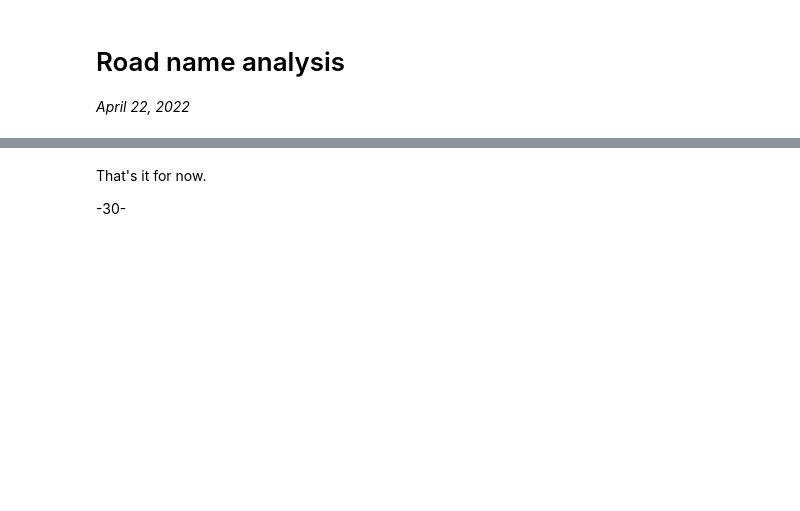
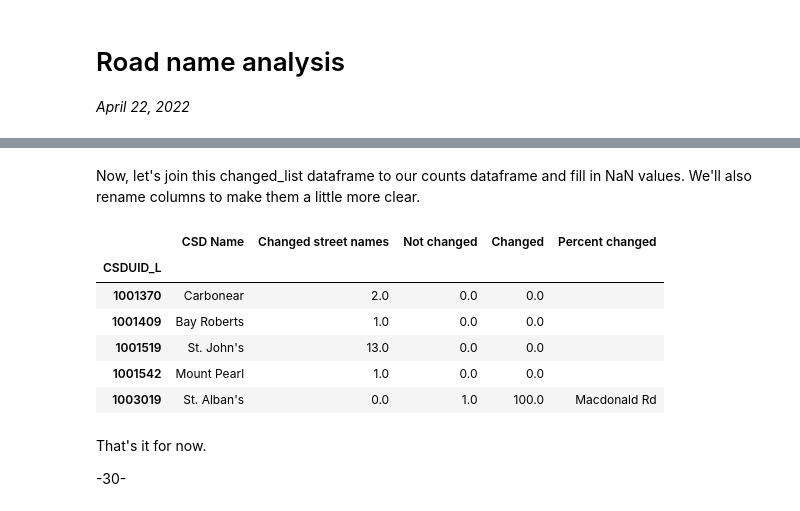
Before and after one commit to dexmcmillan/cbc-roadnames, a Jupyter notebook: 20220422-ROADNAMES.ipynb, the cells around one changed output, grey strips where cells are left out. Cells and saved outputs as stored; diff of their text form; code cells hidden in the pictures; blank space fills up the shorter version.

```diff
--- a/20220422-ROADNAMES.ipynb
+++ b/20220422-ROADNAMES.ipynb
@@ -60,0 +283,5 @@ cx.add_basemap(fig)
+# %%
+counts["%_changed"] = round(counts[True] / counts.sum(axis=1) *100, 2)
+counts = counts.sort_values("%_changed", ascending=False)
+
+counts.head()
@@ -60,0 +302,2 @@ cx.add_basemap(fig)
+# %%
+changed_list = filtered[filtered["CHANGED?"] == True].set_index("CSDUID_L")
@@ -60,0 +306,2 @@ cx.add_basemap(fig)
+# %%
+changed_list["FULL_NAME"] = (changed_list["NAME2011"].astype(str) + " " + changed_list["TYPE"]).str.strip()
@@ -60,0 +312,4 @@ cx.add_basemap(fig)
+# %%
+changed_list = changed_list[["FULL_NAME"]].groupby('CSDUID_L').transform(lambda x: ', '.join(set(x)))
+
+changed_list.head()
@@ -61,3 +324,19 @@ cx.add_basemap(fig)
+# %% [markdown]
+Now, let's join this changed_list dataframe to our counts dataframe and fill in NaN values. We'll also rename columns to make them a little more clear.
+# %%
+counts = counts.join(changed_list)
+counts["FULL_NAME"] = counts["FULL_NAME"].fillna("")
+counts.columns = ["CSD Name", "Changed street names", "Not changed", "Changed", "Percent changed"]
+
+counts.head()
+# %% [output]
+|  | CSD Name | Changed street names | Not changed | Changed | Percent changed |
+| CSDUID_L |  |  |  |  |  |
+| 1001370 | Carbonear | 2.0 | 0.0 | 0.0 |  |
+| 1001409 | Bay Roberts | 1.0 | 0.0 | 0.0 |  |
+| 1001519 | St. John's | 13.0 | 0.0 | 0.0 |  |
+| 1001542 | Mount Pearl | 1.0 | 0.0 | 0.0 |  |
+| 1003019 | St. Alban's | 0.0 | 1.0 | 100.0 | Macdonald Rd |
 # %% [markdown]
 That's it for now.
 
```
Also changed, not shown: parts of 64 cells of this notebook.
